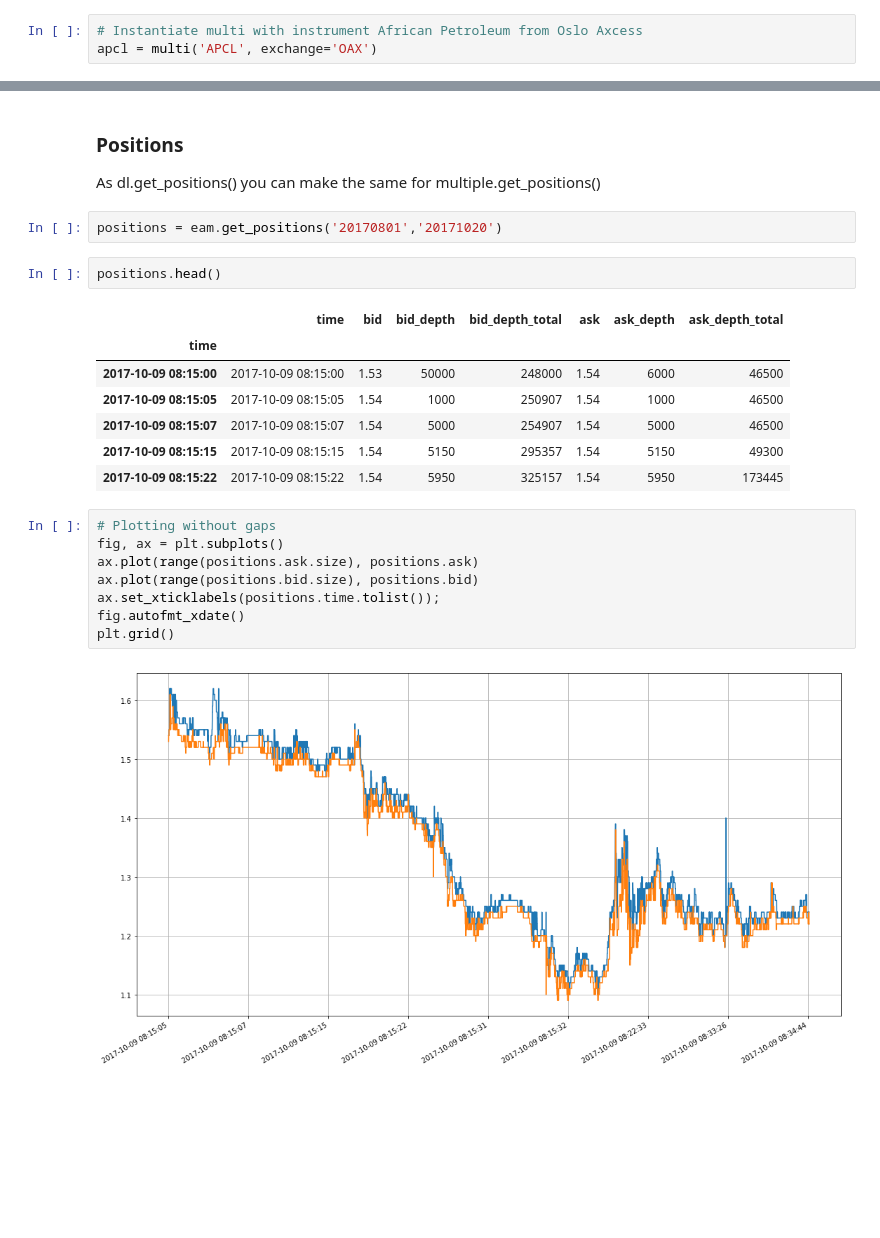
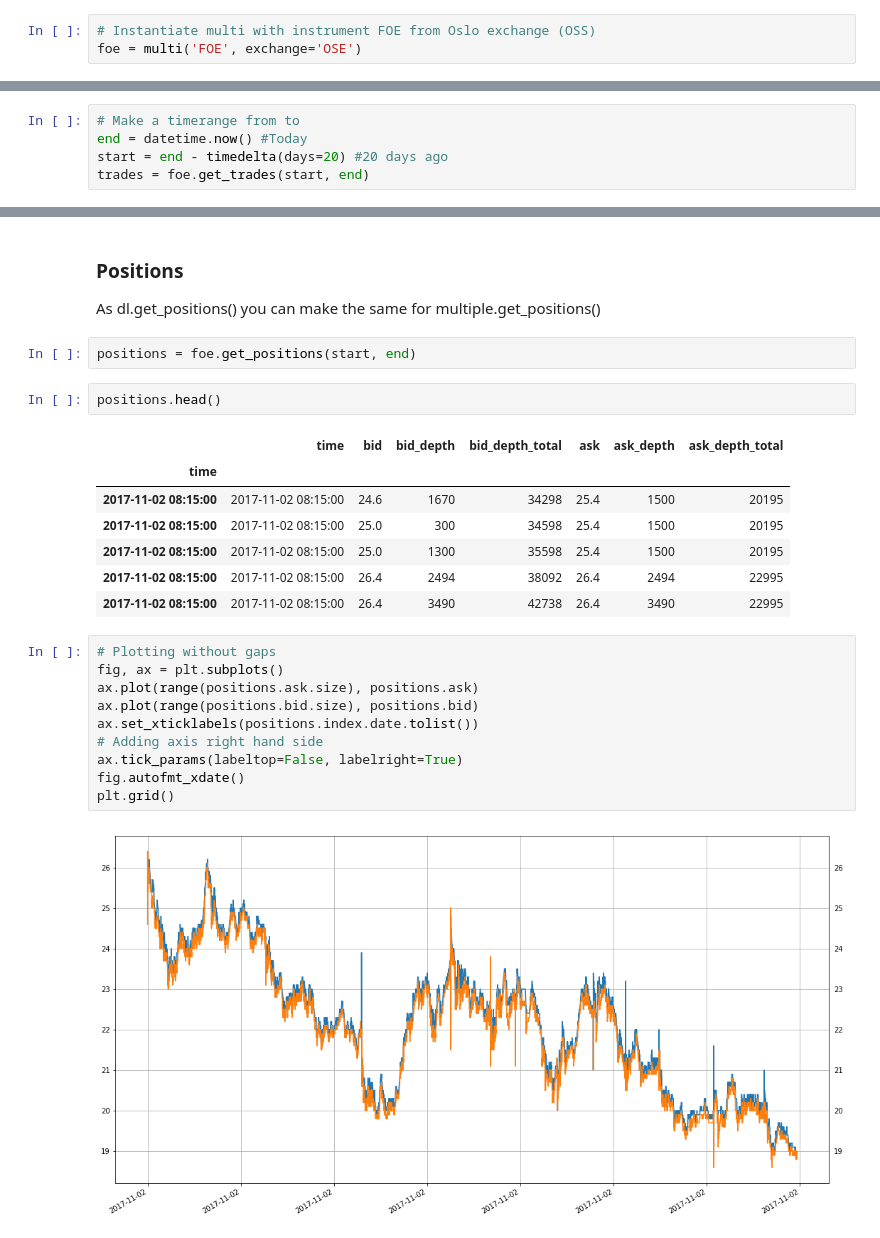
Before and after one commit to ntftrader/ntfdl, a Jupyter notebook: examples/notebooks/Multiple days of intraday data.ipynb, the cells around one changed output, grey strips where cells are left out. Saved outputs shown, nothing was run; the diff lists cells and outputs as text; blank space fills up the shorter version.

Commit message:
Updated notebooks on new date parsing and better plots

```diff
--- a/examples/notebooks/Multiple days of intraday data.ipynb
+++ b/examples/notebooks/Multiple days of intraday data.ipynb
@@ -13,5 +14,5 @@ from matplotlib.finance import candlestick_ohlc
 # %%
-# Instantiate multi with instrument African Petroleum from Oslo Axcess
-apcl = multi('APCL', exchange='OAX')
+# Instantiate multi with instrument FOE from Oslo exchange (OSS)
+foe = multi('FOE', exchange='OSE')
 # %% [markdown]
 Multi just calls dl.get_trades() and merges the data. Netfonds makes 20 days including today available, hence some days are not trading days (weekends, holidays) and the number of days might be less than expected.
@@ -28,0 +19,5 @@ plt.grid()
+# %%
+# Make a timerange from to
+end = datetime.now() #Today
+start = end - timedelta(days=20) #20 days ago
+trades = foe.get_trades(start, end)
@@ -96,25 +120,27 @@ fig.tight_layout()
 # %% [markdown]
 ### Positions
 As dl.get_positions() you can make the same for multiple.get_positions()
-# %%
-positions = eam.get_positions('20170801','20171020')
+# %%
+positions = foe.get_positions(start, end)
 # %%
 positions.head()
 # %% [output]
 |  | time | bid | bid_depth | bid_depth_total | ask | ask_depth | ask_depth_total |
 | time |  |  |  |  |  |  |  |
-| 2017-10-09 08:15:00 | 2017-10-09 08:15:00 | 1.53 | 50000 | 248000 | 1.54 | 6000 | 46500 |
-| 2017-10-09 08:15:05 | 2017-10-09 08:15:05 | 1.54 | 1000 | 250907 | 1.54 | 1000 | 46500 |
-| 2017-10-09 08:15:07 | 2017-10-09 08:15:07 | 1.54 | 5000 | 254907 | 1.54 | 5000 | 46500 |
-| 2017-10-09 08:15:15 | 2017-10-09 08:15:15 | 1.54 | 5150 | 295357 | 1.54 | 5150 | 49300 |
-| 2017-10-09 08:15:22 | 2017-10-09 08:15:22 | 1.54 | 5950 | 325157 | 1.54 | 5950 | 173445 |
+| 2017-11-02 08:15:00 | 2017-11-02 08:15:00 | 24.6 | 1670 | 34298 | 25.4 | 1500 | 20195 |
+| 2017-11-02 08:15:00 | 2017-11-02 08:15:00 | 25.0 | 300 | 34598 | 25.4 | 1500 | 20195 |
+| 2017-11-02 08:15:00 | 2017-11-02 08:15:00 | 25.0 | 1300 | 35598 | 25.4 | 1500 | 20195 |
+| 2017-11-02 08:15:00 | 2017-11-02 08:15:00 | 26.4 | 2494 | 38092 | 26.4 | 2494 | 22995 |
+| 2017-11-02 08:15:00 | 2017-11-02 08:15:00 | 26.4 | 3490 | 42738 | 26.4 | 3490 | 22995 |
 # %%
 # Plotting without gaps
 fig, ax = plt.subplots()
 ax.plot(range(positions.ask.size), positions.ask)
 ax.plot(range(positions.bid.size), positions.bid)
-ax.set_xticklabels(positions.time.tolist());
+ax.set_xticklabels(positions.index.date.tolist())
+# Adding axis right hand side
+ax.tick_params(labeltop=False, labelright=True)
 fig.autofmt_xdate()
 plt.grid()
 # %% [output]
-[figure, old version]
+[figure, new version]
```
Also changed, not shown: parts of 9 cells of this notebook, 2 other files.
